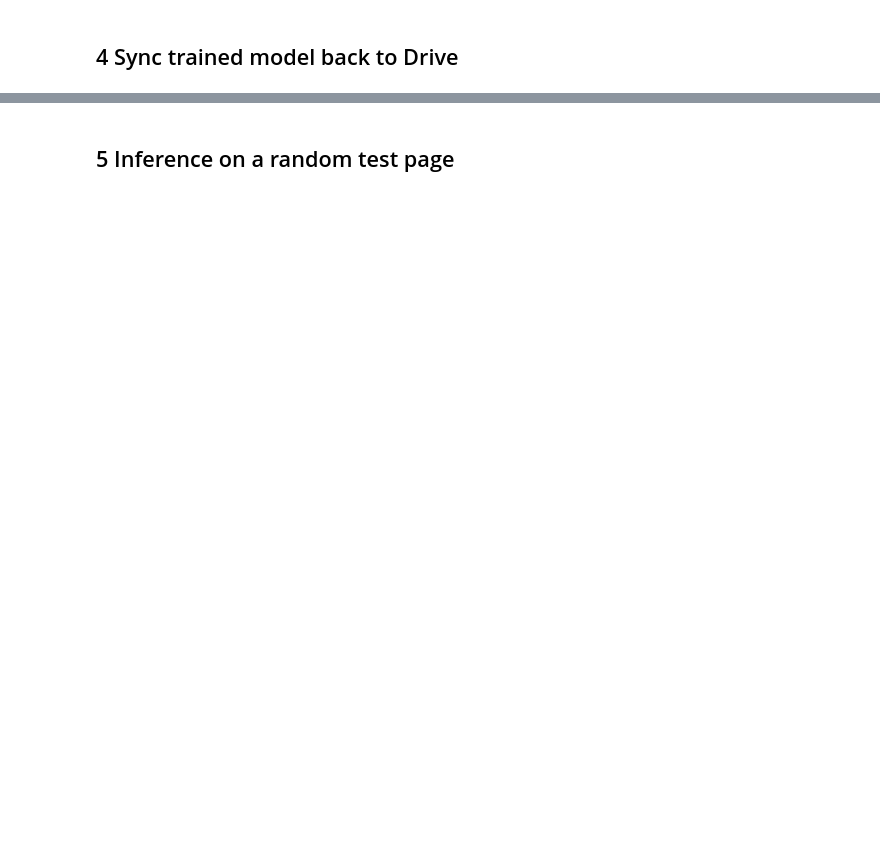
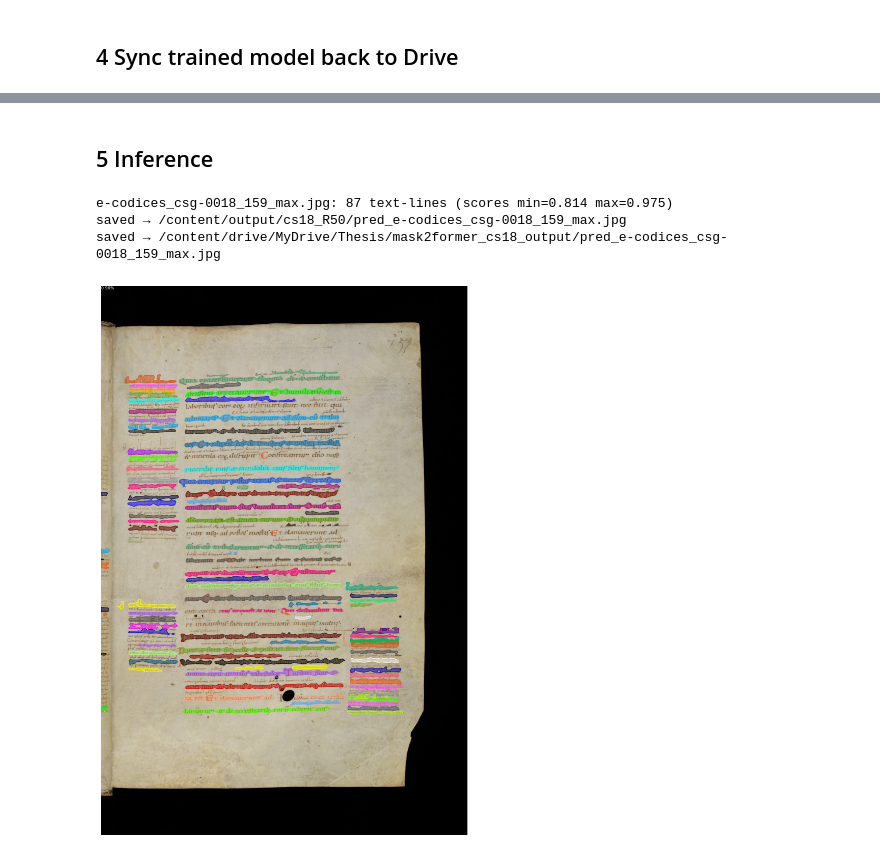
Before and after one commit to Maserezio/fsl-tl-manuscripts, a Jupyter notebook: 50_modelling/mask2former_cs18_colab.ipynb, the cells around one changed output, grey strips where cells are left out. Saved outputs shown, nothing was run; the diff lists cells and outputs as text; code cells hidden in the pictures; blank space fills up the shorter version.

```diff
--- a/50_modelling/mask2former_cs18_colab.ipynb
+++ b/50_modelling/mask2former_cs18_colab.ipynb
@@ -17,3 +14,8 @@ drive.mount('/content/drive')
+# %%
+# ── adjust these to your Drive layout ─────────────────────────────────────────
+M2F_DRIVE   = '/content/drive/MyDrive/Thesis/Mask2Former'
+CS18_DRIVE  = '/content/drive/MyDrive/Thesis/00_data/DIVA-HisDB'
+OUTPUT_DRIVE= '/content/drive/MyDrive/Thesis/mask2former_cs18_output'
 # %%
 import shutil
 from pathlib import Path
@@ -79,18 +136,26 @@ print('synced →', out_drive)
 # %% [markdown]
-## 5  Inference on a random test page
+## 5 Inference
 # %%
-import json, random, sys, cv2
+import json, random, sys, cv2, os
 from pathlib import Path
 import matplotlib.pyplot as plt
 
+os.environ['CS18_ROOT'] = str(CS18_LOCAL)
+
 sys.path.insert(0, str(M2F_LOCAL))
+if 'train_cs18' in sys.modules:
+    del sys.modules['train_cs18']
+
 from detectron2.config import get_cfg
 from detectron2.engine import DefaultPredictor
-from detectron2.data import MetadataCatalog
+from detectron2.data import MetadataCatalog, DatasetCatalog
 from detectron2.projects.deeplab import add_deeplab_config
 from detectron2.utils.visualizer import Visualizer, ColorMode
 from mask2former import add_maskformer2_config
 from train_cs18 import register_cs18
+
+DatasetCatalog.clear()
+MetadataCatalog.clear()
 
 SCORE_THRESH = 0.5
 register_cs18()
@@ -101,30 +166,35 @@ add_deeplab_config(cfg); add_maskformer2_config(cfg)
 cfg.merge_from_file(str(M2F_LOCAL / 'configs/cs18/maskformer2_R50_cs18.yaml'))
 cfg.MODEL.WEIGHTS = '/content/output/cs18_R50/model_final.pth'
 cfg.MODEL.MASK_FORMER.TEST.OBJECT_MASK_THRESHOLD = SCORE_THRESH
 cfg.freeze()
 predictor = DefaultPredictor(cfg)
 
 test_json = json.load(open(CS18_LOCAL / 'coco_dataset_CS18' / 'test.json'))
 img_dir   = CS18_LOCAL / 'CS18' / 'img-CS18' / 'img' / 'public-test'
 fname     = random.choice(test_json['images'])['file_name']
 img_path  = img_dir / fname
 img       = cv2.imread(str(img_path))
 
 inst = predictor(img)['instances'].to('cpu')
 inst = inst[inst.scores >= SCORE_THRESH]
 print(f'{fname}: {len(inst)} text-lines (scores '
       f'min={float(inst.scores.min()):.3f} max={float(inst.scores.max()):.3f})')
 
 viz = Visualizer(img[:, :, ::-1], metadata=metadata, scale=0.5,
                  instance_mode=ColorMode.IMAGE)
 result = viz.draw_instance_predictions(inst).get_image()
 
 out_local = Path('/content/output/cs18_R50') / f'pred_{img_path.stem}.jpg'
 cv2.imwrite(str(out_local), result[:, :, ::-1])
 out_drive = Path(OUTPUT_DRIVE) / out_local.name
 out_drive.parent.mkdir(parents=True, exist_ok=True)
 cv2.imwrite(str(out_drive), result[:, :, ::-1])
 print(f'saved → {out_local}\nsaved → {out_drive}')
 
 plt.figure(figsize=(10, 14))
 plt.imshow(result); plt.axis('off'); plt.show()
+# %% [output]
+e-codices_csg-0018_159_max.jpg: 87 text-lines (scores min=0.814 max=0.975)
+saved → /content/output/cs18_R50/pred_e-codices_csg-0018_159_max.jpg
+saved → /content/drive/MyDrive/Thesis/mask2former_cs18_output/pred_e-codices_csg-0018_159_max.jpg
+[figure, added]
```
Also changed, not shown: parts of 10 cells of this notebook, 33 other files.
